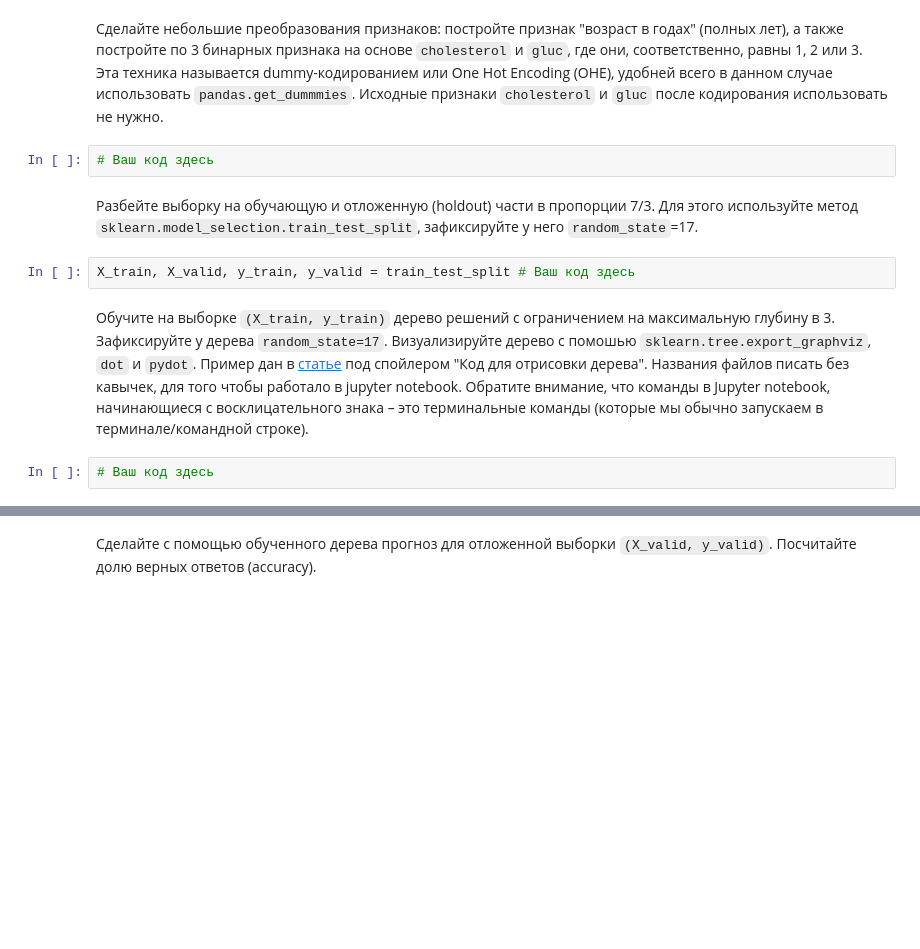
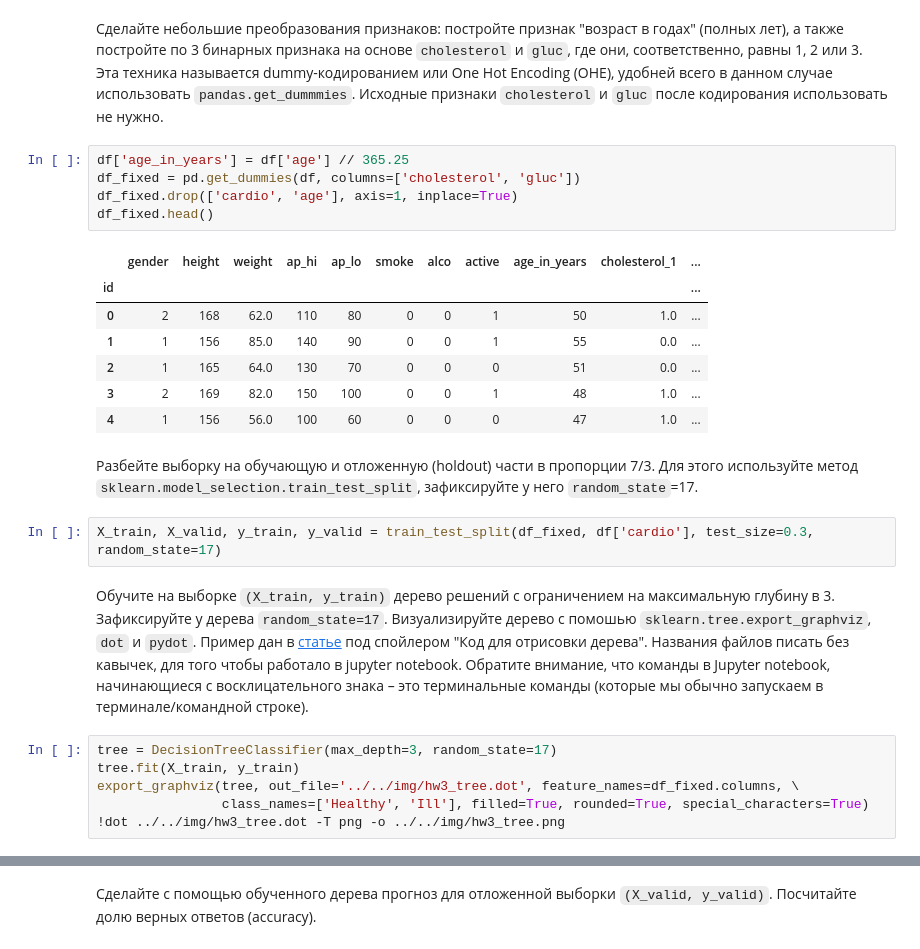
Before and after one commit to tulaman/mlcourse_open, a Jupyter notebook: jupyter_russian/homeworks/hw3_session3_decision_trees.ipynb, the cells around one changed output, grey strips where cells are left out. Drawn from its saved outputs; the diff is of its cells as text; blank space fills up the shorter version.

```diff
--- a/jupyter_russian/homeworks/hw3_session3_decision_trees.ipynb
+++ b/jupyter_russian/homeworks/hw3_session3_decision_trees.ipynb
@@ -155,13 +192,28 @@ df.head()
 | 4 | 17474 | 1 | 156 | 56.0 | 100 | 60 | 1 | 1 | 0 | 0 | 0 | ... |
 # %% [markdown]
 Сделайте небольшие преобразования признаков: постройте признак "возраст в годах" (полных лет), а также постройте по 3 бинарных признака на основе `cholesterol` и `gluc`, где они, соответственно, равны 1, 2 или 3. Эта техника называется dummy-кодированием или One Hot Encoding (OHE), удобней всего в данном случае использовать `pandas.get_dummmies`. Исходные признаки `cholesterol` и `gluc` после кодирования использовать не нужно.
-# %%
-# Ваш код здесь
+# %%
+df['age_in_years'] = df['age'] // 365.25
+df_fixed = pd.get_dummies(df, columns=['cholesterol', 'gluc'])
+df_fixed.drop(['cardio', 'age'], axis=1, inplace=True)
+df_fixed.head()
+# %% [output]
+|  | gender | height | weight | ap_hi | ap_lo | smoke | alco | active | age_in_years | cholesterol_1 | ... |
+| id |  |  |  |  |  |  |  |  |  |  | ... |
+| 0 | 2 | 168 | 62.0 | 110 | 80 | 0 | 0 | 1 | 50 | 1.0 | ... |
+| 1 | 1 | 156 | 85.0 | 140 | 90 | 0 | 0 | 1 | 55 | 0.0 | ... |
+| 2 | 1 | 165 | 64.0 | 130 | 70 | 0 | 0 | 0 | 51 | 0.0 | ... |
+| 3 | 2 | 169 | 82.0 | 150 | 100 | 0 | 0 | 1 | 48 | 1.0 | ... |
+| 4 | 1 | 156 | 56.0 | 100 | 60 | 0 | 0 | 0 | 47 | 1.0 | ... |
 # %% [markdown]
 Разбейте выборку на обучающую и отложенную (holdout) части в пропорции 7/3. Для этого используйте метод `sklearn.model_selection.train_test_split`, зафиксируйте у него `random_state`=17.
 # %%
-X_train, X_valid, y_train, y_valid = train_test_split # Ваш код здесь
+X_train, X_valid, y_train, y_valid = train_test_split(df_fixed, df['cardio'], test_size=0.3, random_state=17)
 # %% [markdown]
 Обучите на выборке `(X_train, y_train)` дерево решений с ограничением на максимальную глубину в 3. Зафиксируйте у дерева `random_state=17`. Визуализируйте дерево с помошью `sklearn.tree.export_graphviz`, `dot` и `pydot`. Пример дан в [статье](https://habrahabr.ru/company/ods/blog/322534/) под спойлером "Код для отрисовки дерева". Названия файлов писать без кавычек, для того чтобы работало в jupyter notebook. Обратите внимание, что команды в Jupyter notebook, начинающиеся с восклицательного знака – это терминальные команды (которые мы обычно запускаем в терминале/командной строке).
-# %%
-# Ваш код здесь
+# %%
+tree = DecisionTreeClassifier(max_depth=3, random_state=17)
+tree.fit(X_train, y_train)
+export_graphviz(tree, out_file='../../img/hw3_tree.dot', feature_names=df_fixed.columns, \
+                class_names=['Healthy', 'Ill'], filled=True, rounded=True, special_characters=True)
+!dot ../../img/hw3_tree.dot -T png -o ../../img/hw3_tree.png
```
Also changed, not shown: parts of 16 cells of this notebook, 4 other files.
